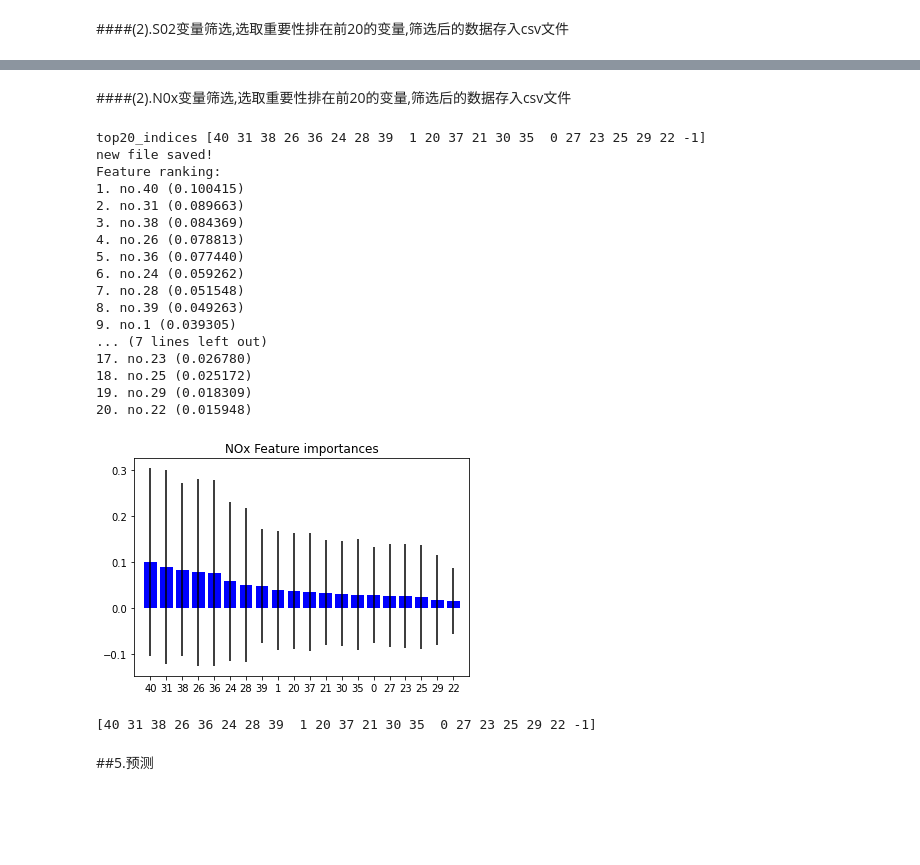
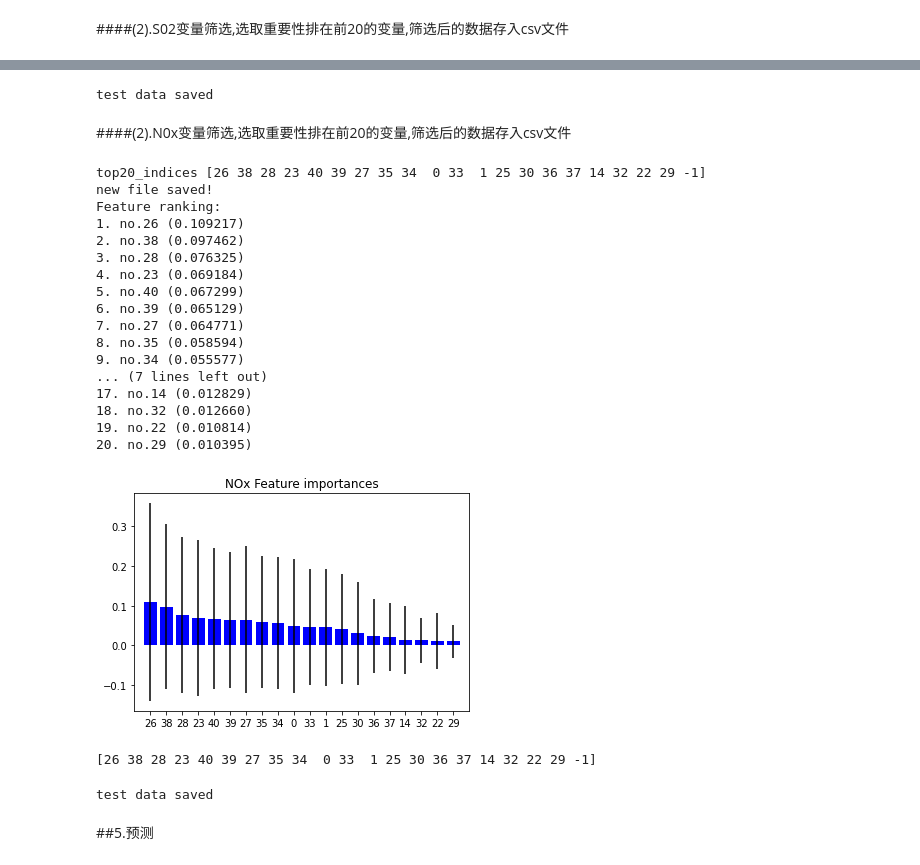
Before and after one commit to frdmu/neural-network, a Jupyter notebook: 预测.ipynb, the cells around one changed output, grey strips where cells are left out. Cells and saved outputs as stored; diff of their text form; code cells hidden in the pictures; blank space fills up the shorter version.

```diff
--- a/预测.ipynb
+++ b/预测.ipynb
@@ -247,7 +247,7 @@ data.tar.gz         main.py      Readme.md       数据分类    预测.ipynb
 LSSVMRegression.py  __pycache__  变量筛选后数据  时滞确定后数据
 # %%
 # 变量筛选
-def featureSelection(testData, outFileName, flag, selected_indices):
+def featureSelection(inFileName, outFileName, flag, selected_indices):
   df = pd.read_csv(inFileName)
   data = np.array(df)
 
@@ -328,29 +329,40 @@ saveTestData(inFileName, outFileName, selected_indices):
+# %%
+# 保存测试集
+saveTestData(X_test, y_test[:,0], '/content/neural-network/变量筛选后数据/测试集/1.升负荷SO2.csv', selected_indicesS02[0])
+# %% [output]
+test data saved
 # %% [markdown]
 ####(2).N0x变量筛选,选取重要性排在前20的变量,筛选后的数据存入csv文件
 # %%
-selected_indicesN0x = []
-featureSelection('/content/neural-network/时滞确定后数据/训练集/1.升负荷NOx.csv', '/content/neural-network/变量筛选后数据/训练集/1.升负荷NOx.csv', 0, selected_indicesN0x)
-print(np.array(selected_indicesN0x[0]))
+# 保存训练集
+selected_indicesNOx = []
+featureSelection('/content/neural-network/时滞确定后数据/训练集/1.升负荷NOx.csv', '/content/neural-network/变量筛选后数据/训练集/1.升负荷NOx.csv', 0, selected_indicesNOx)
+print(np.array(selected_indicesNOx[0]))
 # %% [output]
-top20_indices [40 31 38 26 36 24 28 39  1 20 37 21 30 35  0 27 23 25 29 22 -1]
+top20_indices [26 38 28 23 40 39 27 35 34  0 33  1 25 30 36 37 14 32 22 29 -1]
 new file saved!
 Feature ranking:
-1. no.40 (0.100415)
-2. no.31 (0.089663)
-3. no.38 (0.084369)
-4. no.26 (0.078813)
-5. no.36 (0.077440)
-6. no.24 (0.059262)
-7. no.28 (0.051548)
-8. no.39 (0.049263)
-9. no.1 (0.039305)
+1. no.26 (0.109217)
+2. no.38 (0.097462)
+3. no.28 (0.076325)
+4. no.23 (0.069184)
+5. no.40 (0.067299)
+6. no.39 (0.065129)
+7. no.27 (0.064771)
+8. no.35 (0.058594)
+9. no.34 (0.055577)
 ... (7 lines left out)
-17. no.23 (0.026780)
-18. no.25 (0.025172)
-19. no.29 (0.018309)
-20. no.22 (0.015948)
+17. no.14 (0.012829)
+18. no.32 (0.012660)
+19. no.22 (0.010814)
+20. no.29 (0.010395)
-[figure, old version]
+[figure, new version]
-[40 31 38 26 36 24 28 39  1 20 37 21 30 35  0 27 23 25 29 22 -1]
+[26 38 28 23 40 39 27 35 34  0 33  1 25 30 36 37 14 32 22 29 -1]
+# %%
+# 保存测试集
+saveTestData(X_test, y_test[:,1], '/content/neural-network/变量筛选后数据/测试集/1.升负荷NOx.csv', selected_indicesNOx[0])
+# %% [output]
+test data saved
 # %% [markdown]
 ##5.预测
 # %% [markdown]
```
Also changed, not shown: parts of 11 cells of this notebook.
